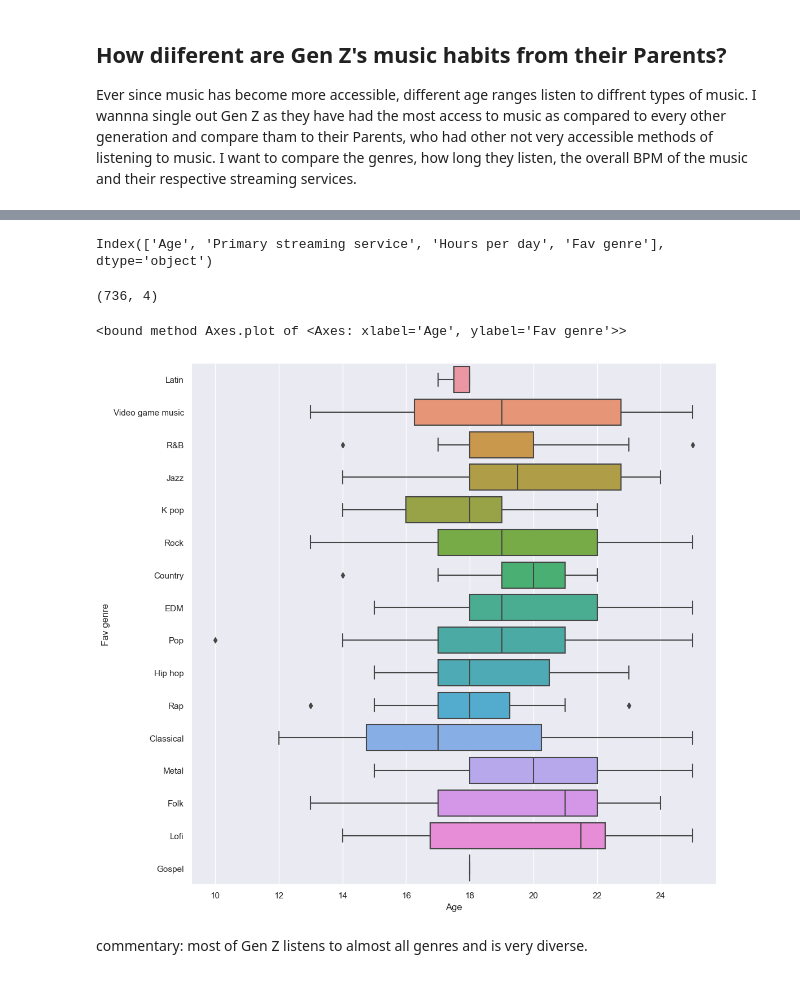
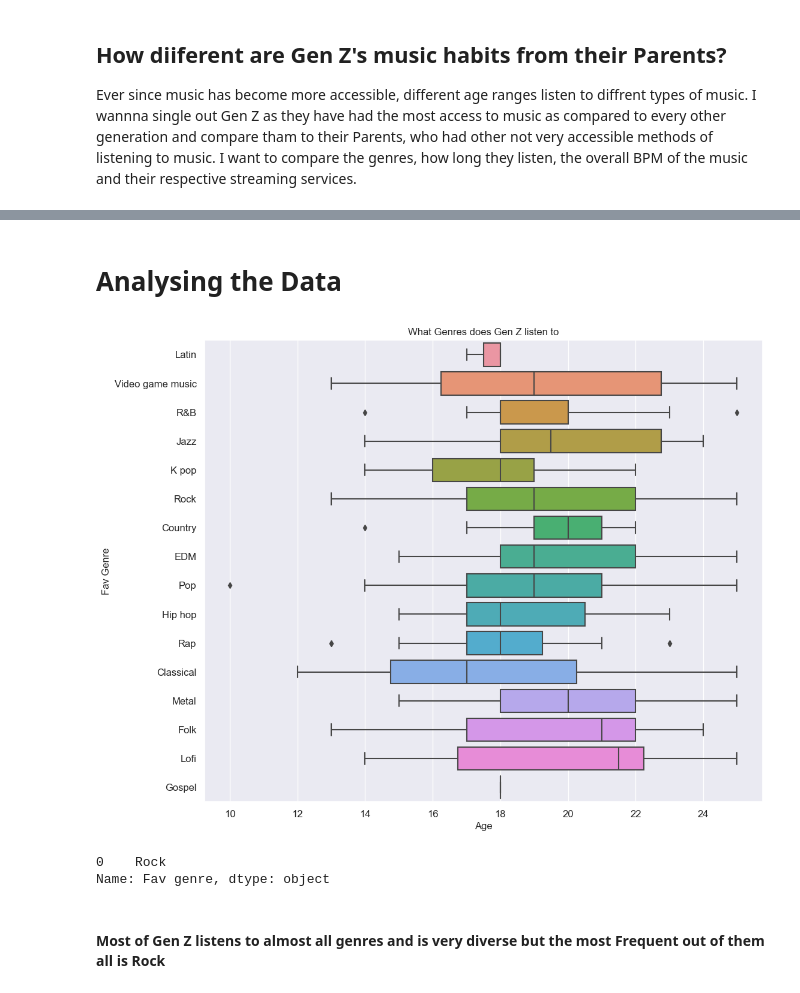
Before and after one commit to ubco-W2022T2-data301/project-group29, a Jupyter notebook: analysis/analysis2.ipynb, the cells around one changed output, grey strips where cells are left out. Saved outputs shown, nothing was run; the diff lists cells and outputs as text; code cells hidden in the pictures.

```diff
--- a/analysis/analysis2.ipynb
+++ b/analysis/analysis2.ipynb
@@ -7,4 +7,4 @@ import pandas as pd
 import matplotlib.pylab as plt
 import seaborn as sns
 sns.set_theme(style="ticks")
-sns.set(rc={'figure.figsize':(12,12)})
+sns.set(rc={'figure.figsize':(12,10)})
@@ -44,22 +84,25 @@ dataload.head()
-# %%
-dataload.columns
-# %% [output]
-Index(['Age', 'Primary streaming service', 'Hours per day', 'Fav genre'], dtype='object')
-# %%
-dataload.shape
-# %% [output]
-(736, 4)
+# %% [markdown]
+# Analysing the Data
 # %%
 #Gen Z music
 age_z = dataload[["Age","Fav genre"]]
 age_z = age_z[(age_z["Age"] <= 25)]
 
-sns.boxplot(data = age_z, x = "Age", y = "Fav genre").plot
+
+
+sns.boxplot(data = age_z, x = "Age", y = "Fav genre").set(title = "What Genres does Gen Z listen to", xlabel = "Age", ylabel = "Fav Genre")
+plt.xticks(fontsize=12) and plt.yticks(fontsize=12)
+plt.show()
 # %% [output]
-<bound method Axes.plot of <Axes: xlabel='Age', ylabel='Fav genre'>>
-[figure, old version]
+[figure, new version]
+# %%
+GenZ_Genre = age_z["Fav genre"].mode()
+GenZ_Genre
+# %% [output]
+0    Rock
+Name: Fav genre, dtype: object
 # %% [markdown]
-commentary: most of Gen Z listens to almost all genres and is very diverse.
+#### Most of Gen Z listens to almost all genres and is very diverse but the most Frequent out of them all is Rock
 # %%
 #Gen X music
 age_x = dataload[["Age","Fav genre"]]
```
Also changed, not shown: parts of 25 cells of this notebook.
